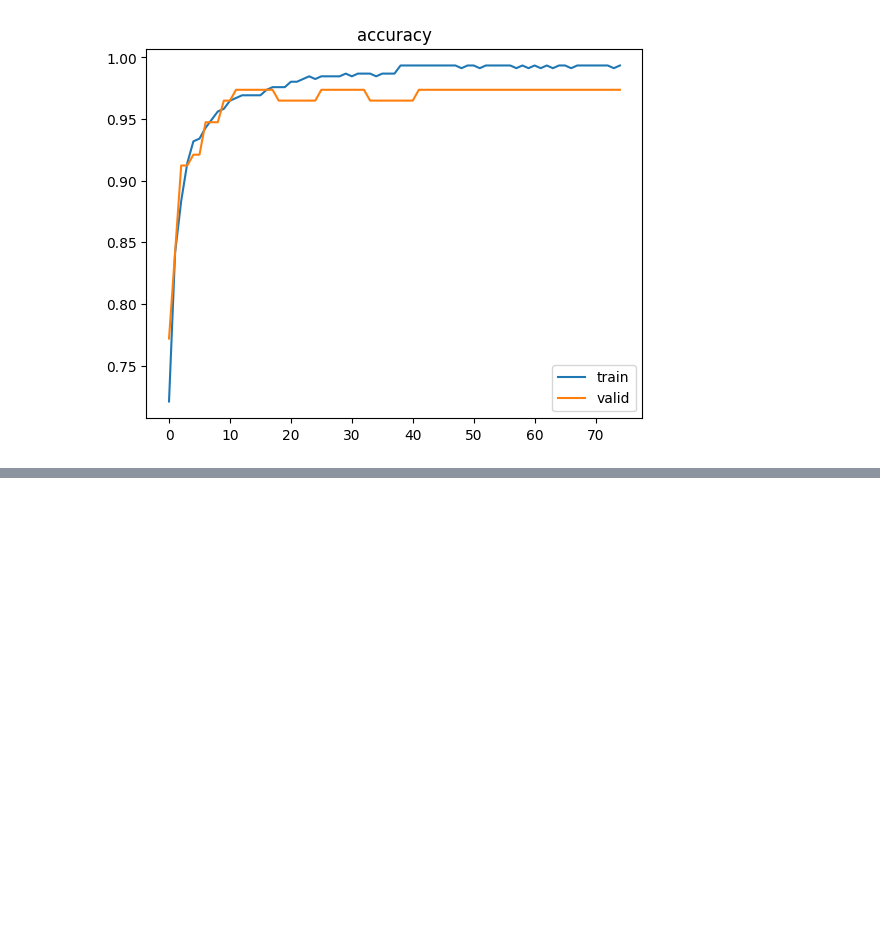
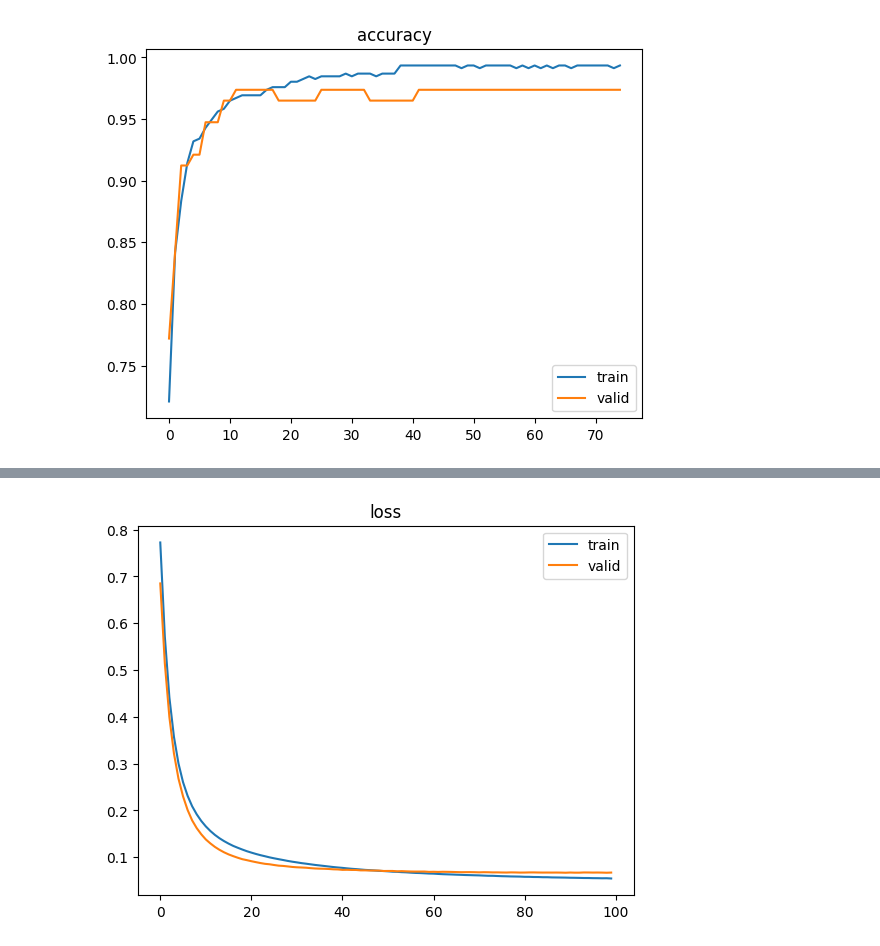
Before and after one commit to alwls5773/side_project_3, a Jupyter notebook: cancer.ipynb, the cells around one changed output, grey strips where cells are left out. Drawn from its saved outputs; the diff is of its cells as text; code cells hidden in the pictures; blank space fills up the shorter version.

```diff
--- a/cancer.ipynb
+++ b/cancer.ipynb
@@ -973,3 +973,15 @@ ax.legend()
 plt.show()
 # %% [output]
 [figure]
+# %%
+model = tf.keras.Sequential([layers.Dense(8),
+                             layers.Dense(16),
+                             layers.Dense(8),
+                             layers.Dense(1, activation = "sigmoid")])
+
+opt = tf.keras.optimizers.Adam(learning_rate=0.0001)
+loss_fn = tf.keras.losses.BinaryCrossentropy()
+model.compile(optimizer=opt,
+              loss=loss_fn,
+              metrics=['accuracy'])
+model.fit(train_X, train_y, batch_size = 5, epochs = 100, validation_data = (test_X, test_y))
@@ -975,0 +1007,12 @@ plt.show()
+# %%
+loss_set = model.history.history
+ax = plt.subplot()
+loss = loss_set['loss']
+val_loss = loss_set['val_loss']
+ax.plot(range(len(loss)),loss, label = 'train')
+ax.plot(range(len(val_loss)),val_loss, label = 'valid')
+ax.set_title('loss')
+ax.legend()
+plt.show()
+# %% [output]
+[figure, added]
```
Also changed, not shown: parts of 2 cells of this notebook.
